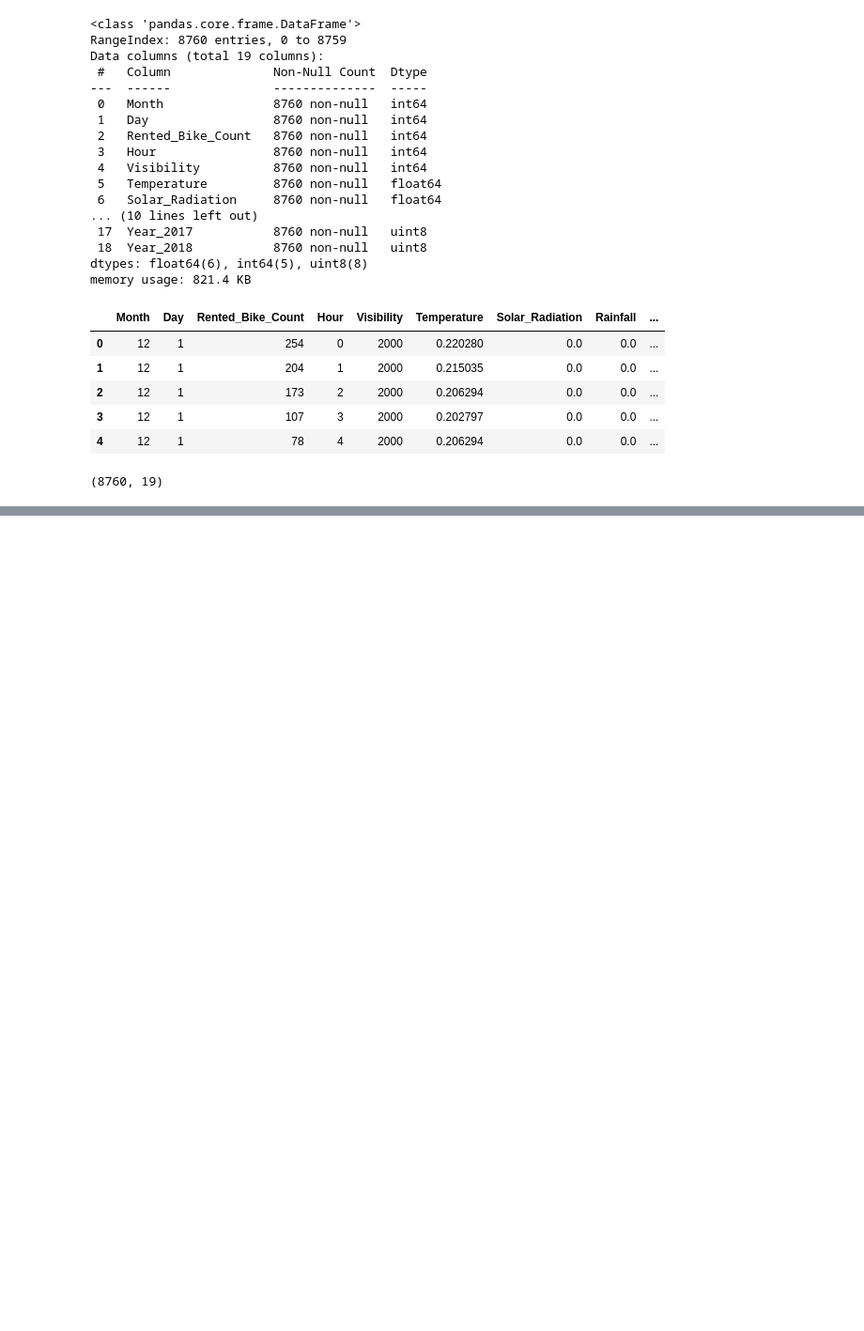
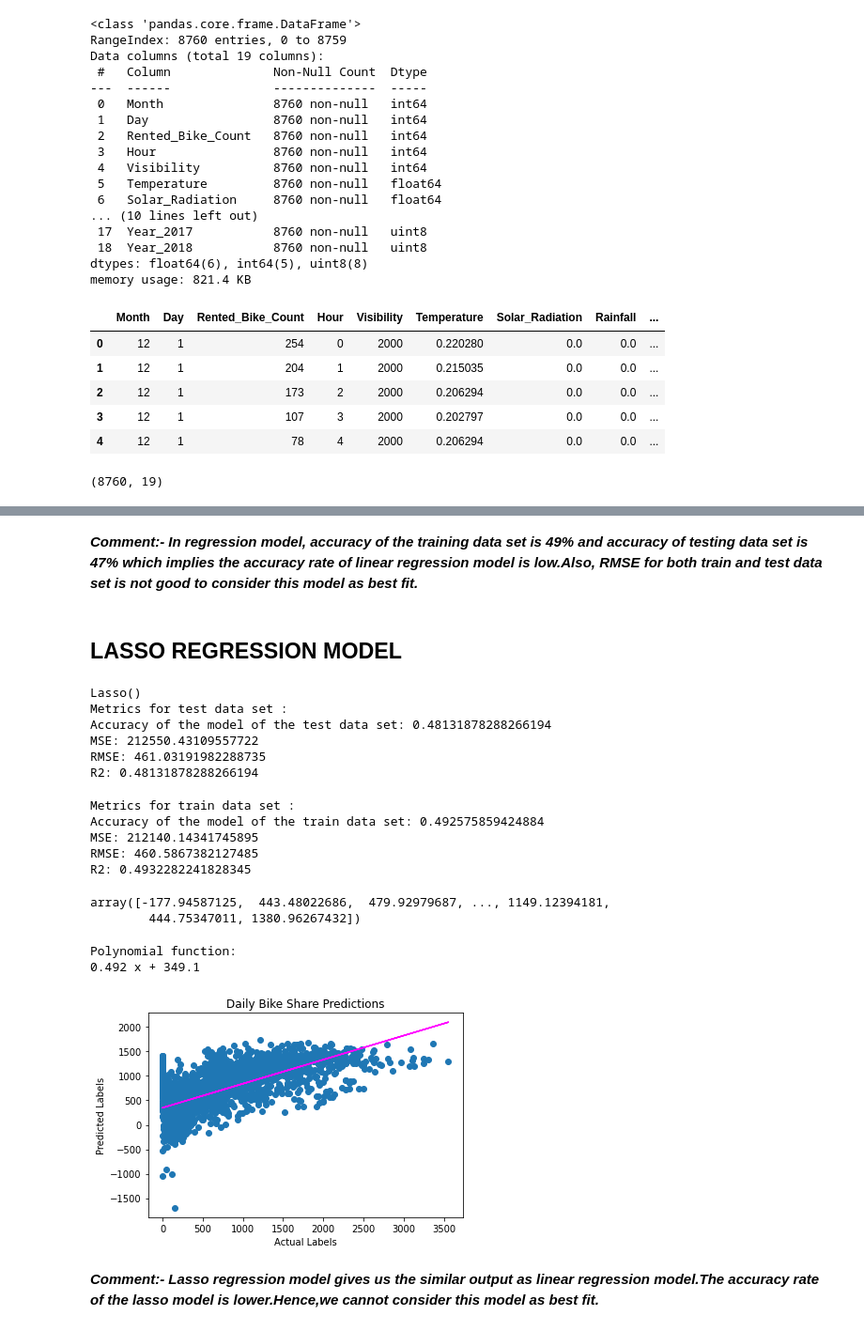
Before and after one commit to VermaSanjayrk/Seoul-Bike-Sharing-Demand-Prediction, a Jupyter notebook: Seoul_Bike_Sharing_Demand_Prediction.ipynb, the cells around one changed output, grey strips where cells are left out. Shown at 94% size. Saved outputs shown, nothing was run; the diff lists cells and outputs as text; code cells hidden in the pictures; blank space fills up the shorter version.

```diff
--- a/Seoul_Bike_Sharing_Demand_Prediction.ipynb
+++ b/Seoul_Bike_Sharing_Demand_Prediction.ipynb
@@ -602,0 +748,79 @@ df.shape
+# %% [markdown]
+***Comment:- In regression model, accuracy of the training data set is 49% and accuracy of testing data set is 47% which implies the accuracy rate of linear regression model is low.Also, RMSE for both train and test data set is not good to consider this model as best fit.***
+# %% [markdown]
+## **LASSO REGRESSION MODEL**
+# %%
+from sklearn.linear_model import Lasso
+
+# Fit Lasso model on training set
+model = Lasso().fit(X_train, y_train)
+print(model)
+
+print('Metrics for test data set :',)
+#accuracy of the model
+rf_score =model.score(X_test,y_test)
+print('Accuracy of the model of the test data set:',rf_score)
+
+
+# Evaluate the model using test data
+predictions = model.predict(X_test)
+
+mse = mean_squared_error(y_test, predictions)
+print(f'MSE: {mse}')
+rmse = np.sqrt(mse)
+print(f'RMSE: {rmse}')
+
+r2 = r2_score(y_test, predictions)
+print(f'R2: {r2}')
+# %% [output]
+Lasso()
+Metrics for test data set :
+Accuracy of the model of the test data set: 0.48131878288266194
+MSE: 212550.43109557722
+RMSE: 461.03191982288735
+R2: 0.48131878288266194
+# %%
+print('Metrics for train data set :',)
+#accuracy of the model
+rf_score =model.score(X_train,y_train)
+print('Accuracy of the model of the train data set:',rf_score)
+# Evaluate the model using train data
+
+mse = mean_squared_error(y_train,predict_train)
+print(f'MSE: {mse}')
+rmse = np.sqrt(mse)
+print(f'RMSE: {rmse}')
+
+r2 = r2_score(y_train,predict_train)
+print(f'R2: {r2}')
+# %% [output]
+Metrics for train data set :
+Accuracy of the model of the train data set: 0.492575859424884
+MSE: 212140.14341745895
+RMSE: 460.5867382127485
+R2: 0.4932282241828345
+# %%
+#Cross validation prediction
+predict=cross_val_predict(model,X_train,y_train,cv=3)
+predict
+# %% [output]
+array([-177.94587125,  443.48022686,  479.92979687, ..., 1149.12394181,
+        444.75347011, 1380.96267432])
+# %%
+# Plot predicted vs actual
+plt.scatter(y_test, predictions)
+plt.xlabel('Actual Labels')
+plt.ylabel('Predicted Labels')
+plt.title('Daily Bike Share Predictions')
+# overlay the regression line
+z = np.polyfit(y_test, predictions, 1) # Fit the polynomial of degree 1 to the points (y_test, predictions). Returns a vector of coefficients z that minimises the squared error in the order deg, deg-1, … 0.
+p = np.poly1d(z) # Define the polynimial function
+print(f'Polynomial function: {p}')
+plt.plot(y_test,p(y_test), color='magenta') # Here  p(y_test) will evaluate the polynomial function for every point in y_test
+plt.show()
+# %% [output]
+Polynomial function:
+0.492 x + 349.1
+[figure, added]
+# %% [markdown]
+***Comment:- Lasso regression model gives us the similar output as linear regression model.The accuracy rate of the lasso model is lower.Hence,we cannot consider this model as best fit.***
```
Also changed, not shown: parts of 28 cells of this notebook.
